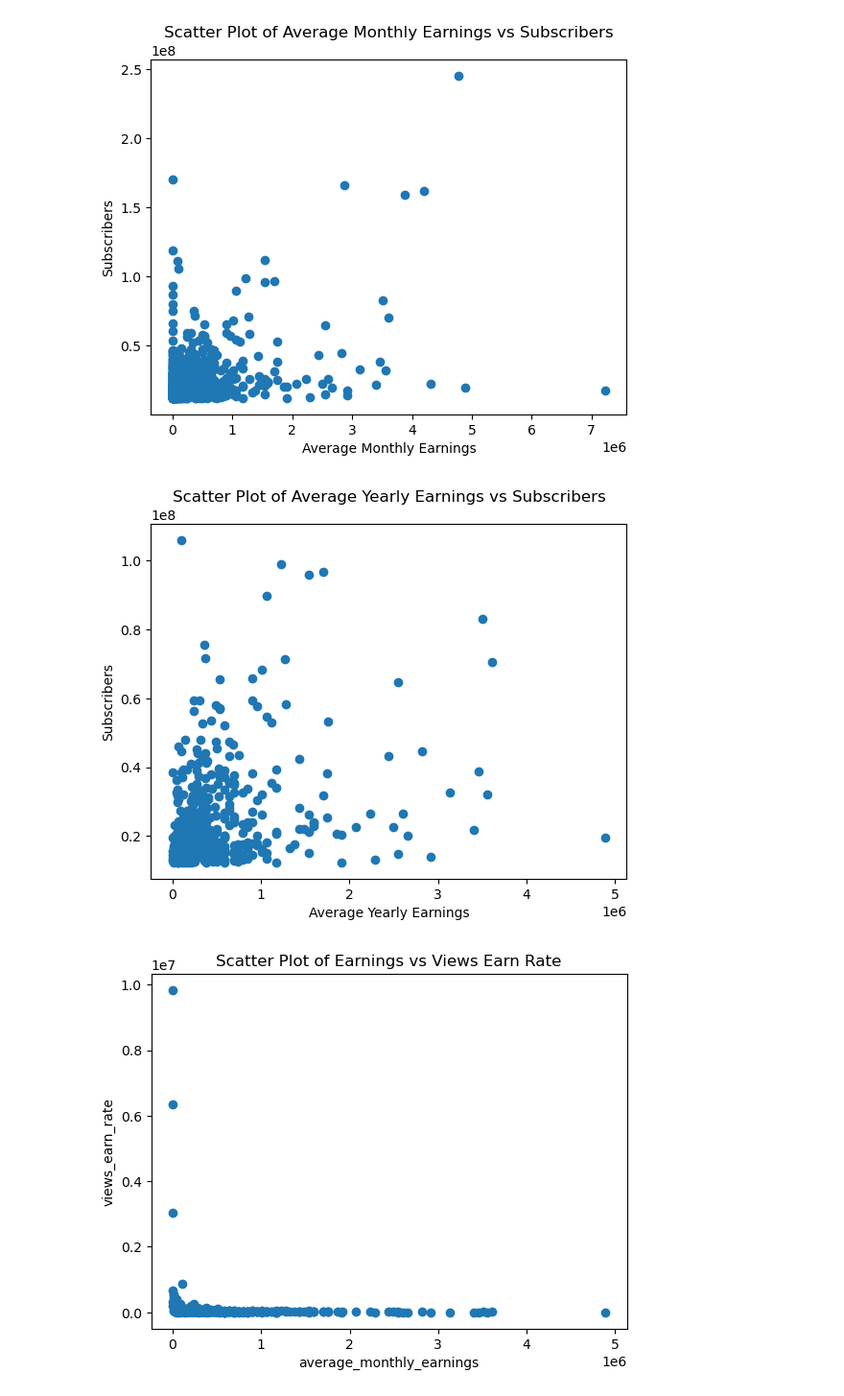
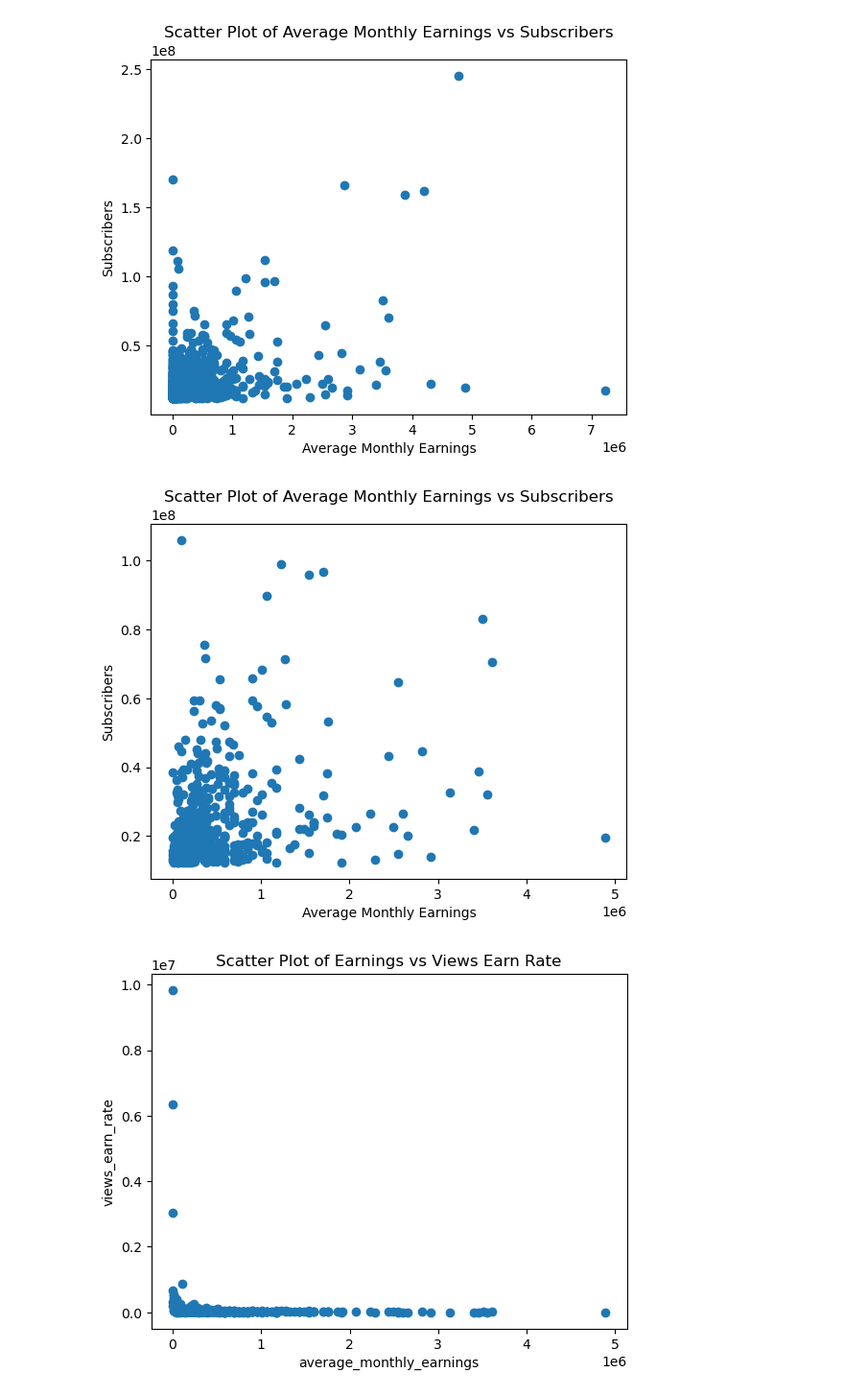
Before and after one commit to duansuyang/23-24B-BDA-Project, a Jupyter notebook: YouTube_preprocess.ipynb, the cells around one changed output. Shown at 96% size. Saved outputs shown, nothing was run; the diff lists cells and outputs as text; code cells hidden in the pictures.

```diff
--- a/YouTube_preprocess.ipynb
+++ b/YouTube_preprocess.ipynb
@@ -46,20 +46,20 @@ plt.show()
 # %%
 # 删除离群
 df1 = df[df['average_monthly_earnings'] < 5 * 10**6]
 df1 = df1[df1['subscribers'] < 1.5 * 10**8]
 df1 = df1[df1['average_monthly_earnings'] > 1000]
 df1 = df1[df1['uploads'] > 0]
 df1.dropna(subset=['Country'], inplace=True)
 df1.dropna(subset=['subscribers_for_last_30_days'], inplace=True)
 df1.dropna(subset=['average_monthly_earnings'], inplace=True)
 
 plt.scatter(df1['average_monthly_earnings'], df1['subscribers'])
-plt.xlabel('Average Yearly Earnings')
+plt.xlabel('Average Monthly Earnings')
 plt.ylabel('Subscribers')
-plt.title('Scatter Plot of Average Yearly Earnings vs Subscribers')
+plt.title('Scatter Plot of Average Monthly Earnings vs Subscribers')
 plt.show()
 # %% [output]
-[figure, old version]
+[figure, new version]
 # %%
 df1["views_earn_rate"] = df1['video views']/df1['average_monthly_earnings']
 df1["views_earn_rate"]
```
Also changed, not shown: 4 other files.
